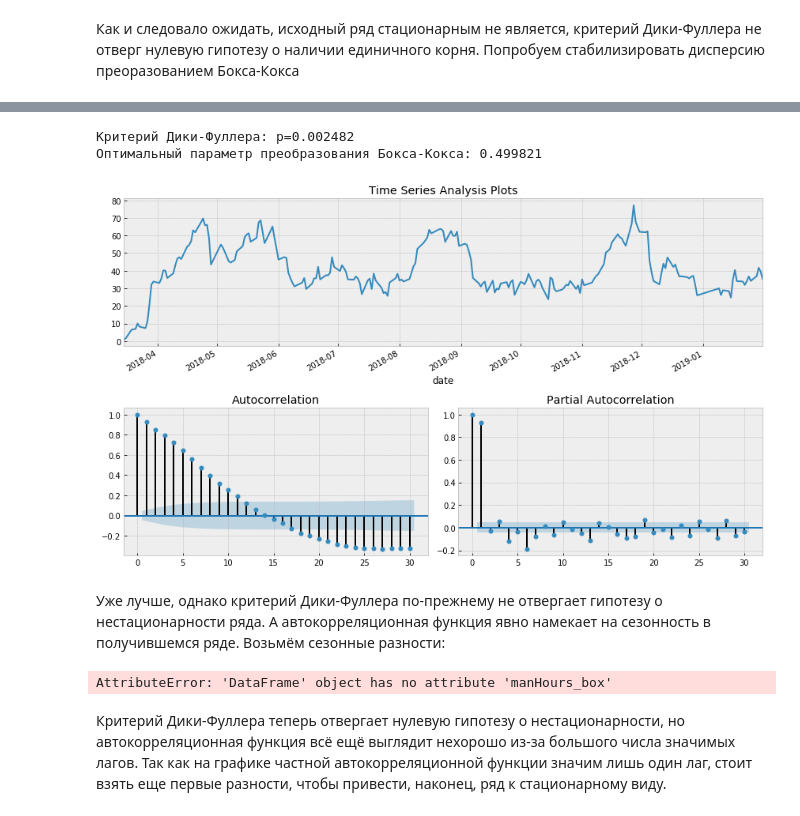
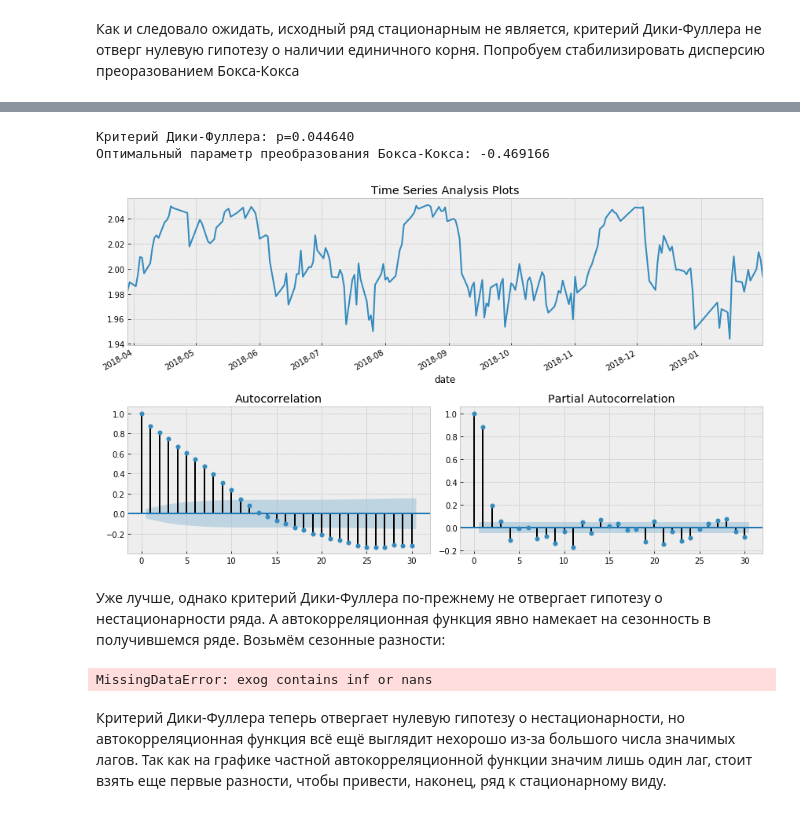
Before and after one commit to Penitto/StochProcs2, a Jupyter notebook: topic9_part1_time_series_python.ipynb, the cells around one changed output, grey strips where cells are left out. Cells and saved outputs as stored; diff of their text form; code cells hidden in the pictures.

```diff
--- a/topic9_part1_time_series_python.ipynb
+++ b/topic9_part1_time_series_python.ipynb
@@ -92,0 +58,3 @@ plotly_df(dataset, title = "Man hours")
+# %%
+# Скачали данные
+dataset = pd.read_excel('./Данные проект 2.xlsx', index_col='date')
@@ -92,0 +95,8 @@ plotly_df(dataset, title = "Man hours")
+# %%
+# Находим квантили
+lower_bound = dataset['manHours'].quantile(0.05)
+higher_bound = dataset['manHours'].quantile(0.95)
+# %%
+# Рубим квантили (можно попробовать их просто сдвинуть ближе к среднему)
+new_df = dataset[(dataset['manHours'] > lower_bound.item()) & (dataset['manHours'] < higher_bound.item())]
+plotly_df(new_df, 'manHours',title = "Man hours")
@@ -590,27 +583,27 @@ dataset
 # %%
 def invboxcox(y,lmbda):
     # обратное преобразование Бокса-Кокса
     if lmbda == 0:
         return(np.exp(y))
     else:
         return(np.exp(np.log(lmbda*y+1)/lmbda))
 
 
-data = dataset.copy()
-data['Users_box'], lmbda = scs.boxcox(data.manHours+1) # прибавляем единицу, так как в исходном ряде есть нули
-tsplot(data.Users_box, lags=30)
+data = new_df.copy()
+data['manHours_box'], lmbda = scs.boxcox(data.manHours) # прибавляем единицу, так как в исходном ряде есть нули
+tsplot(data.manHours_box, lags=30)
 print("Оптимальный параметр преобразования Бокса-Кокса: %f" % lmbda)
 # %% [output]
-Критерий Дики-Фуллера: p=0.002482
-Оптимальный параметр преобразования Бокса-Кокса: 0.499821
+Критерий Дики-Фуллера: p=0.044640
+Оптимальный параметр преобразования Бокса-Кокса: -0.469166
-[figure, old version]
+[figure, new version]
 # %% [markdown]
 Уже лучше, однако критерий Дики-Фуллера по-прежнему не отвергает гипотезу о нестационарности ряда. А автокорреляционная функция явно намекает на сезонность в получившемся ряде. Возьмём сезонные разности:
 # %%
-data['Users_box_season'] = data.manHours_box - data.manHours_box.shift(24*7)
-tsplot(data.Users_box_season[24*7:], lags=30)
+data['manHours_season'] = data.manHours_box - data.manHours_box.shift(24*7)
+tsplot(data.manHours_season[5*4:], lags=30)
 # %% [output]
-AttributeError: 'DataFrame' object has no attribute 'manHours_box'
+MissingDataError: exog contains inf or nans
 # %% [markdown]
 Критерий Дики-Фуллера теперь отвергает нулевую гипотезу о нестационарности, но автокорреляционная функция всё ещё выглядит нехорошо из-за большого числа значимых лагов. Так как на графике частной автокорреляционной функции значим лишь один лаг, стоит взять еще первые разности, чтобы привести, наконец, ряд к стационарному виду.
 # %%
```
Also changed, not shown: parts of 40 cells of this notebook.
